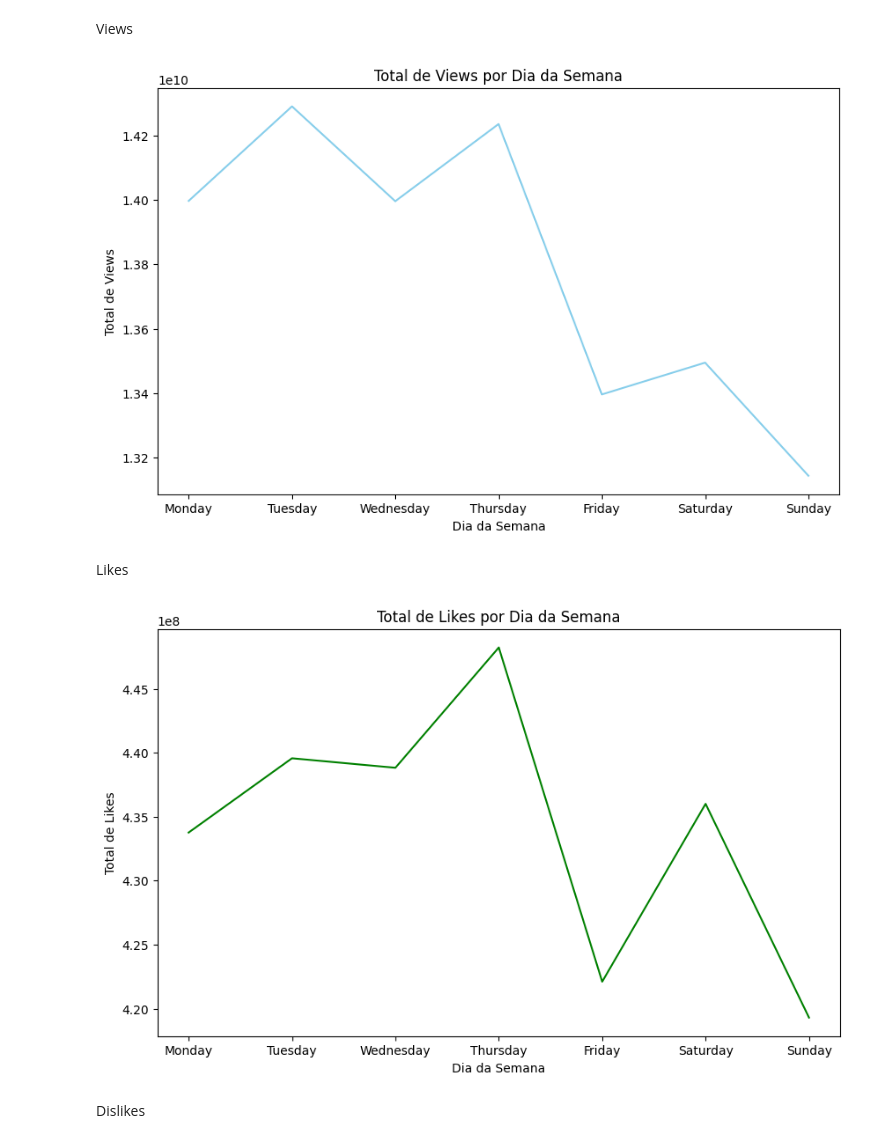
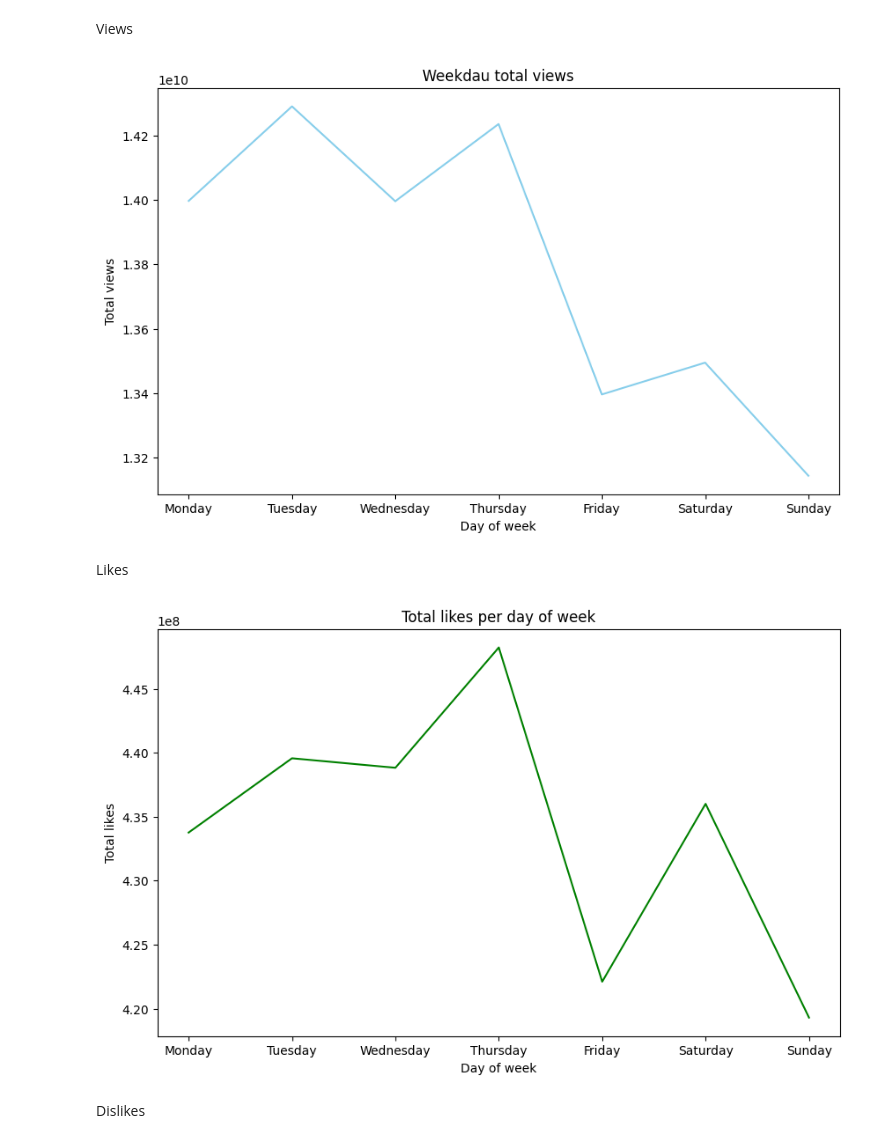
Before and after one commit to ingrid-sabino/youtube-trending-analytics, a Jupyter notebook: youtube-media.ipynb, the cells around one changed output. Cells and saved outputs as stored; diff of their text form; code cells hidden in the pictures.

```diff
--- a/youtube-media.ipynb
+++ b/youtube-media.ipynb
@@ -173,16 +172,16 @@ days_order = ['Monday', 'Tuesday', 'Wednesday', 'Thursday', 'Friday', 'Saturday'
 views_by_day['day_of_week'] = pd.Categorical(views_by_day['day_of_week'], categories=days_order, ordered=True)
 views_by_day = views_by_day.sort_values('day_of_week')
 # %%
-# Criar um gráfico de barras
+# Create a line chart
 plt.figure(figsize=(10, 6))
 plt.plot(views_by_day['day_of_week'], views_by_day['views'], color='skyblue')
-plt.title('Total de Views por Dia da Semana')
-plt.xlabel('Dia da Semana')
-plt.ylabel('Total de Views')
+plt.title('Weekdau total views')
+plt.xlabel('Day of week')
+plt.ylabel('Total views')
 plt.xticks(rotation=0)
 plt.show()
 # %% [output]
-[figure, old version]
+[figure, new version]
 # %% [markdown]
 Likes
 # %%
@@ -194,16 +193,16 @@ days_order = ['Monday', 'Tuesday', 'Wednesday', 'Thursday', 'Friday', 'Saturday'
 likes_by_day['day_of_week'] = pd.Categorical(likes_by_day['day_of_week'], categories=days_order, ordered=True)
 likes_by_day = likes_by_day.sort_values('day_of_week')
 # %%
-# Criar um gráfico de barras
+# Create a line chart
 plt.figure(figsize=(10, 6))
 plt.plot(likes_by_day['day_of_week'], likes_by_day['likes'], color='green')
-plt.title('Likes total per day of week')
+plt.title('Total likes per day of week')
 plt.xlabel('Day of week')
-plt.ylabel('Likes total')
+plt.ylabel('Total likes')
 plt.xticks(rotation=0)
 plt.show()
 # %% [output]
-[figure, old version]
+[figure, new version]
 # %% [markdown]
 Dislikes
 # %%
```
Also changed, not shown: parts of 29 cells of this notebook.
